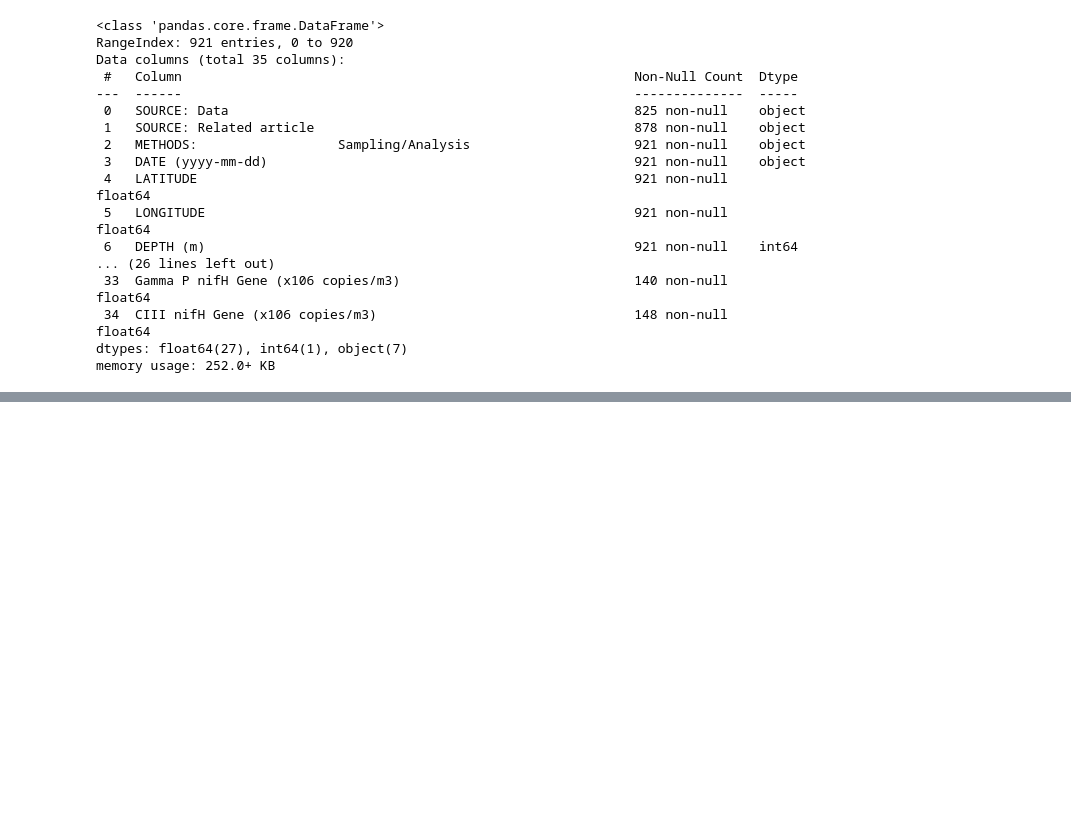
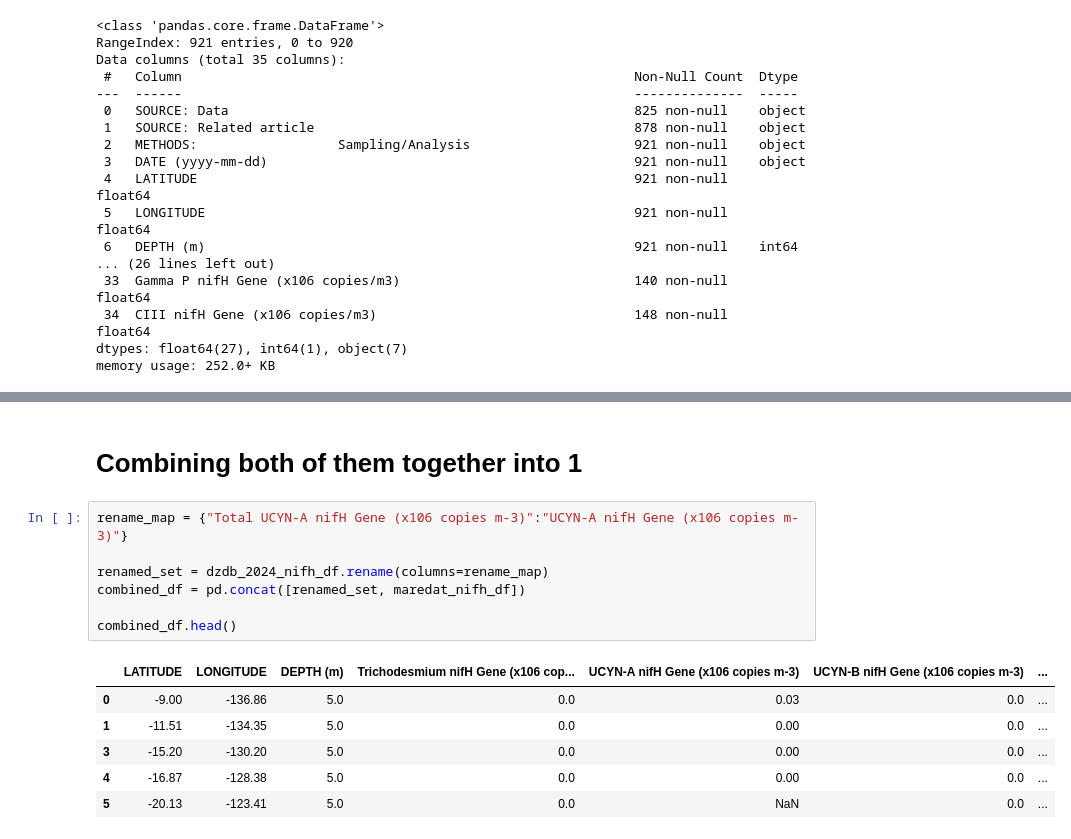
Before and after one commit to systemsecologygroup/N2-fixers-in-the-ocean, a Jupyter notebook: obs_nifh.ipynb, the cells around one changed output, grey strips where cells are left out. Saved outputs shown, nothing was run; the diff lists cells and outputs as text; blank space fills up the shorter version.

Commit message:
combined the 2 sets based on locations

```diff
--- a/obs_nifh.ipynb
+++ b/obs_nifh.ipynb
@@ -170,0 +210,16 @@ memory usage: 57.7 KB
+# %% [markdown]
+# Combining both of them together into 1
+# %%
+rename_map = {"Total UCYN-A nifH Gene (x106 copies m-3)":"UCYN-A nifH Gene (x106 copies m-3)"}
+
+renamed_set = dzdb_2024_nifh_df.rename(columns=rename_map)
+combined_df = pd.concat([renamed_set, maredat_nifh_df])
+
+combined_df.head()
+# %% [output]
+|  | LATITUDE | LONGITUDE | DEPTH (m) | Trichodesmium nifH Gene (x106 cop... | UCYN-A nifH Gene (x106 copies m-3) | UCYN-B nifH Gene (x106 copies m-3) | ... |
+| 0 | -9.00 | -136.86 | 5.0 | 0.0 | 0.03 | 0.0 | ... |
+| 1 | -11.51 | -134.35 | 5.0 | 0.0 | 0.00 | 0.0 | ... |
+| 3 | -15.20 | -130.20 | 5.0 | 0.0 | 0.00 | 0.0 | ... |
+| 4 | -16.87 | -128.38 | 5.0 | 0.0 | 0.00 | 0.0 | ... |
+| 5 | -20.13 | -123.41 | 5.0 | 0.0 | NaN | 0.0 | ... |
```
Also changed, not shown: parts of 10 cells of this notebook.
